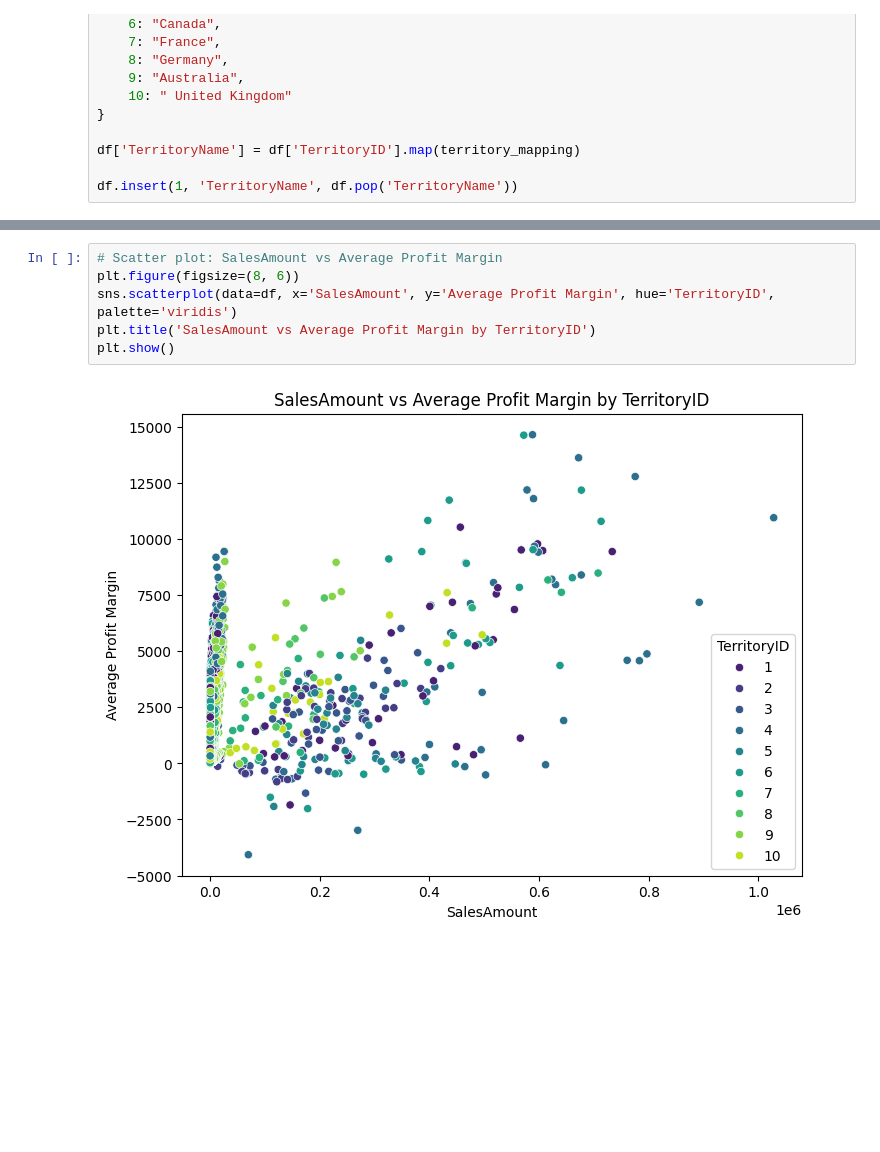
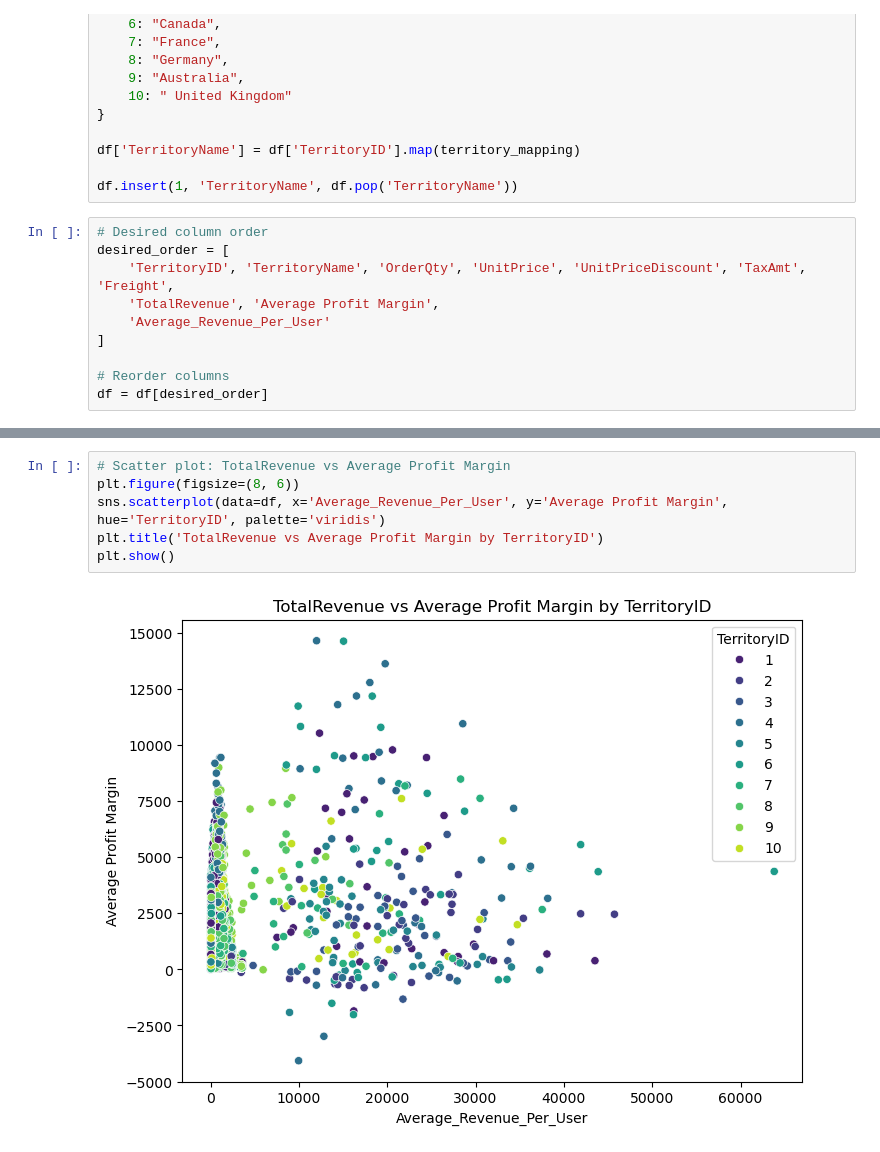
Before and after one commit to khnguyen0308/CompanyX-WareHouse-EDA-PowerBI, a Jupyter notebook: Python_Notebook/eda_territory.ipynb, the cells around one changed output, grey strips where cells are left out. Drawn from its saved outputs; the diff is of its cells as text; blank space fills up the shorter version.

```diff
--- a/Python_Notebook/eda_territory.ipynb
+++ b/Python_Notebook/eda_territory.ipynb
@@ -56,6 +56,16 @@ territory_mapping = {
 df['TerritoryName'] = df['TerritoryID'].map(territory_mapping)
 
 df.insert(1, 'TerritoryName', df.pop('TerritoryName'))
+# %%
+# Desired column order
+desired_order = [
+    'TerritoryID', 'TerritoryName', 'OrderQty', 'UnitPrice', 'UnitPriceDiscount', 'TaxAmt', 'Freight',
+    'TotalRevenue', 'Average Profit Margin',
+    'Average_Revenue_Per_User'
+]
+
+# Reorder columns
+df = df[desired_order]
 # %%
 df.head()
 # %% [output]
@@ -148,11 +253,11 @@ Text(0.5, 1.02, 'Pairwise Scatter Plots')
 # %%
-# Scatter plot: SalesAmount vs Average Profit Margin
+# Scatter plot: TotalRevenue vs Average Profit Margin
 plt.figure(figsize=(8, 6))
-sns.scatterplot(data=df, x='SalesAmount', y='Average Profit Margin', hue='TerritoryID', palette='viridis')
-plt.title('SalesAmount vs Average Profit Margin by TerritoryID')
+sns.scatterplot(data=df, x='Average_Revenue_Per_User', y='Average Profit Margin', hue='TerritoryID', palette='viridis')
+plt.title('TotalRevenue vs Average Profit Margin by TerritoryID')
 plt.show()
 # %% [output]
-[figure, old version]
+[figure, new version]
 # %%
 # Pair plots for numeric columns
 sns.pairplot(df, hue='TerritoryID', palette='viridis')
```
Also changed, not shown: parts of 26 cells of this notebook, 2 other files.
